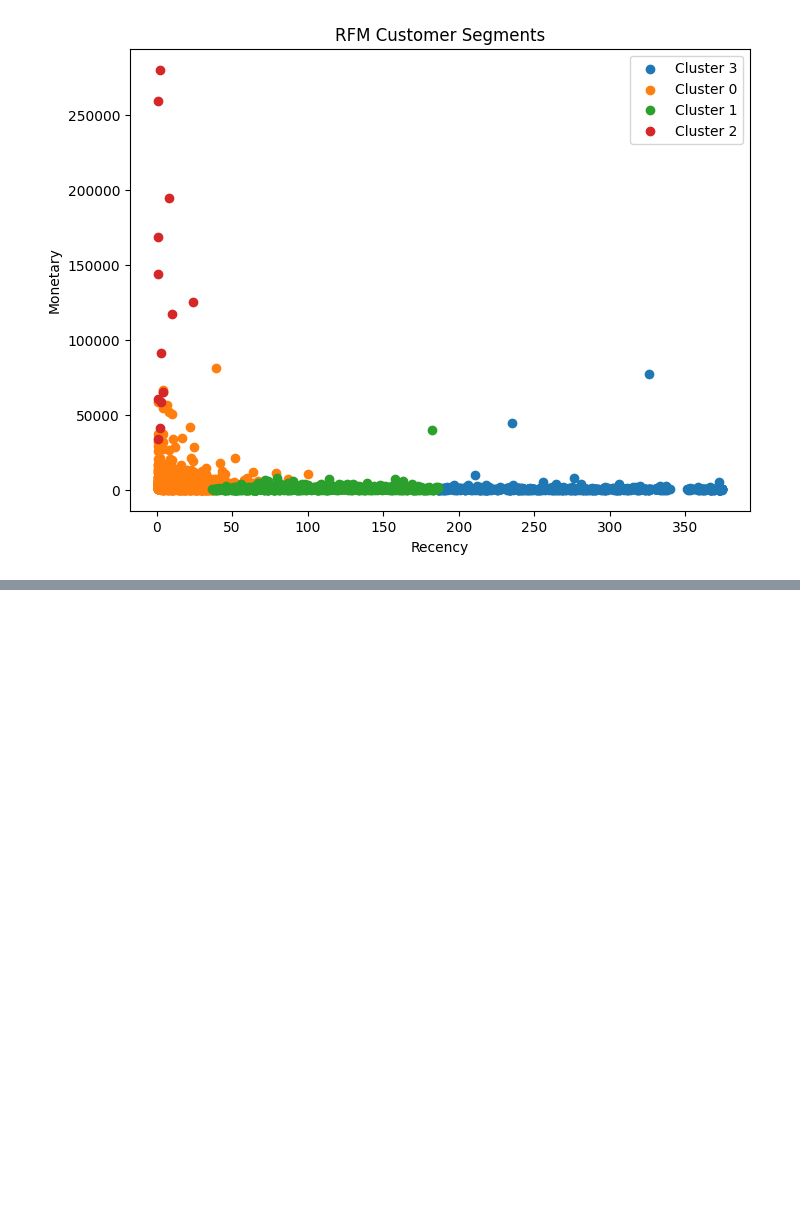
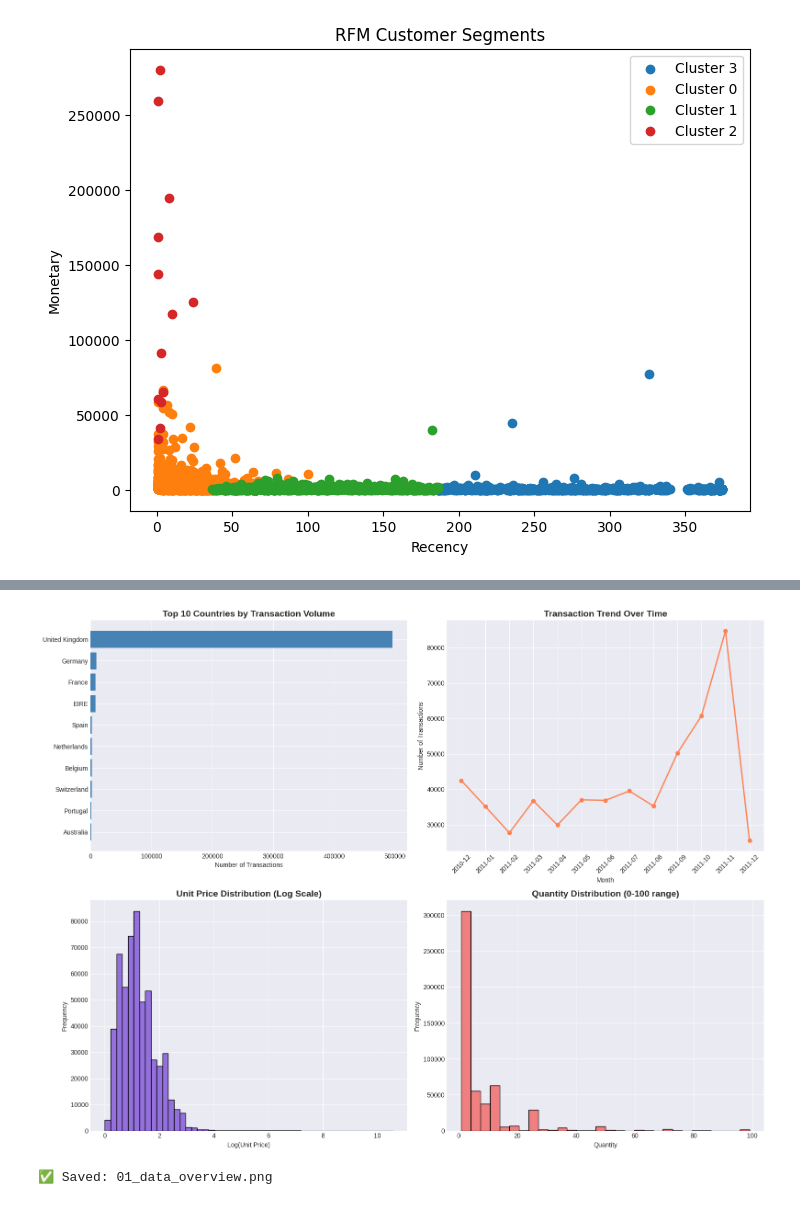
Before and after one commit to bheemeshpujari63/user-segmentation, a Jupyter notebook: User_segmentation.ipynb, the cells around one changed output, grey strips where cells are left out. Drawn from its saved outputs; the diff is of its cells as text; code cells hidden in the pictures; blank space fills up the shorter version.

```diff
--- a/User_segmentation.ipynb
+++ b/User_segmentation.ipynb
@@ -273,0 +291,9 @@ plt.show()
+# %%
+# Set visualization style
+plt.style.use('seaborn-v0_8-darkgrid')
+sns.set_palette("husl")
+pd.set_option('display.max_columns', None)
+pd.set_option('display.float_format', '{:.2f}'.format)
+
+print("Libraries imported successfully")
+print(f"Analysis Date: {datetime.now().strftime('%Y-%m-%d')}")
@@ -273,0 +303,2 @@ plt.show()
+# %%
+data = pd.read_excel("/content/Online Retail.xlsx")
@@ -273,0 +395,43 @@ plt.show()
+# %%
+# EDA Visualizations
+
+fig, axes = plt.subplots(2, 2, figsize=(16, 12))
+
+# 1. Top 10 Countries by Transaction Volume
+top_countries = data['Country'].value_counts().head(10)
+axes[0, 0].barh(top_countries.index, top_countries.values, color='steelblue')
+axes[0, 0].set_xlabel('Number of Transactions')
+axes[0, 0].set_title('Top 10 Countries by Transaction Volume', fontsize=14, fontweight='bold')
+axes[0, 0].invert_yaxis()
+
+# 2. Transactions Over Time
+data['InvoiceDate'] = pd.to_datetime(data['InvoiceDate'])
+monthly_trans = data.groupby(data['InvoiceDate'].dt.to_period('M')).size()
+axes[0, 1].plot(monthly_trans.index.astype(str), monthly_trans.values, marker='o', linewidth=2, color='coral')
+axes[0, 1].set_xlabel('Month')
+axes[0, 1].set_ylabel('Number of Transactions')
+axes[0, 1].set_title('Transaction Trend Over Time', fontsize=14, fontweight='bold')
+axes[0, 1].tick_params(axis='x', rotation=45)
+
+# 3. Price Distribution (log scale)
+prices = data[data['UnitPrice'] > 0]['UnitPrice']
+axes[1, 0].hist(np.log1p(prices), bins=50, color='mediumpurple', edgecolor='black')
+axes[1, 0].set_xlabel('Log(Unit Price)')
+axes[1, 0].set_ylabel('Frequency')
+axes[1, 0].set_title('Unit Price Distribution (Log Scale)', fontsize=14, fontweight='bold')
+
+# 4. Quantity Distribution
+quantities = data[(data['Quantity'] > 0) & (data['Quantity'] < 100)]['Quantity']
+axes[1, 1].hist(quantities, bins=30, color='lightcoral', edgecolor='black')
+axes[1, 1].set_xlabel('Quantity')
+axes[1, 1].set_ylabel('Frequency')
+axes[1, 1].set_title('Quantity Distribution (0-100 range)', fontsize=14, fontweight='bold')
+
+plt.tight_layout()
+plt.savefig('01_data_overview.png', dpi=300, bbox_inches='tight')
+plt.show()
+
+print("✅ Saved: 01_data_overview.png")
+# %% [output]
+[figure, added]
+✅ Saved: 01_data_overview.png
```
Also changed, not shown: parts of 18 cells of this notebook.
